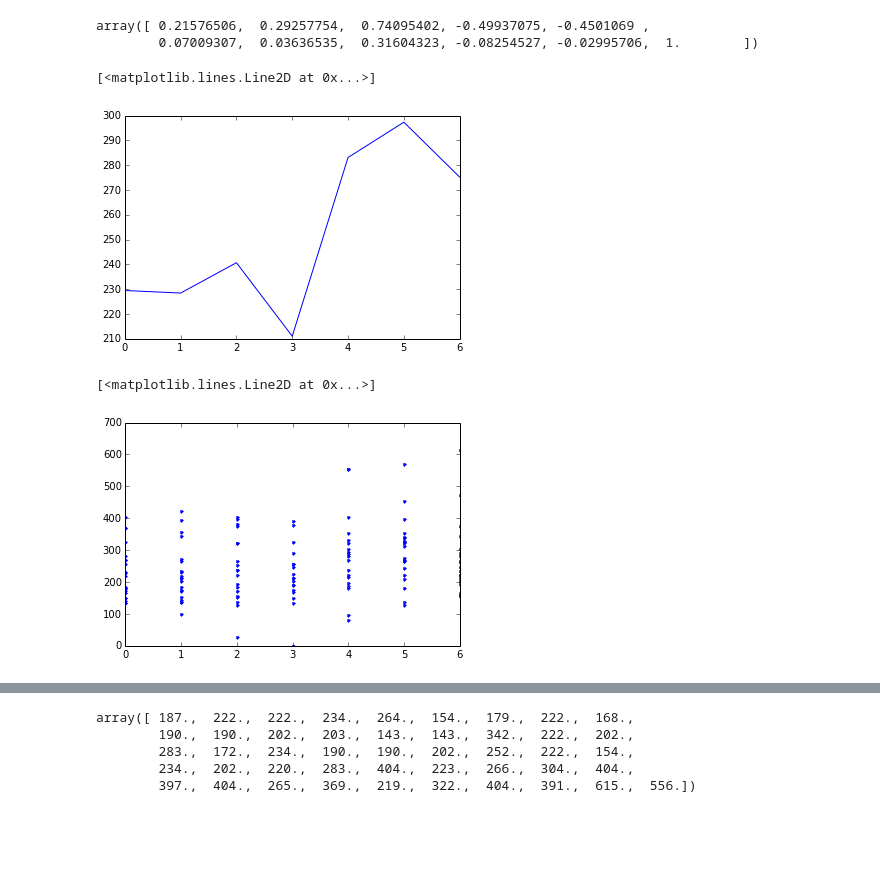
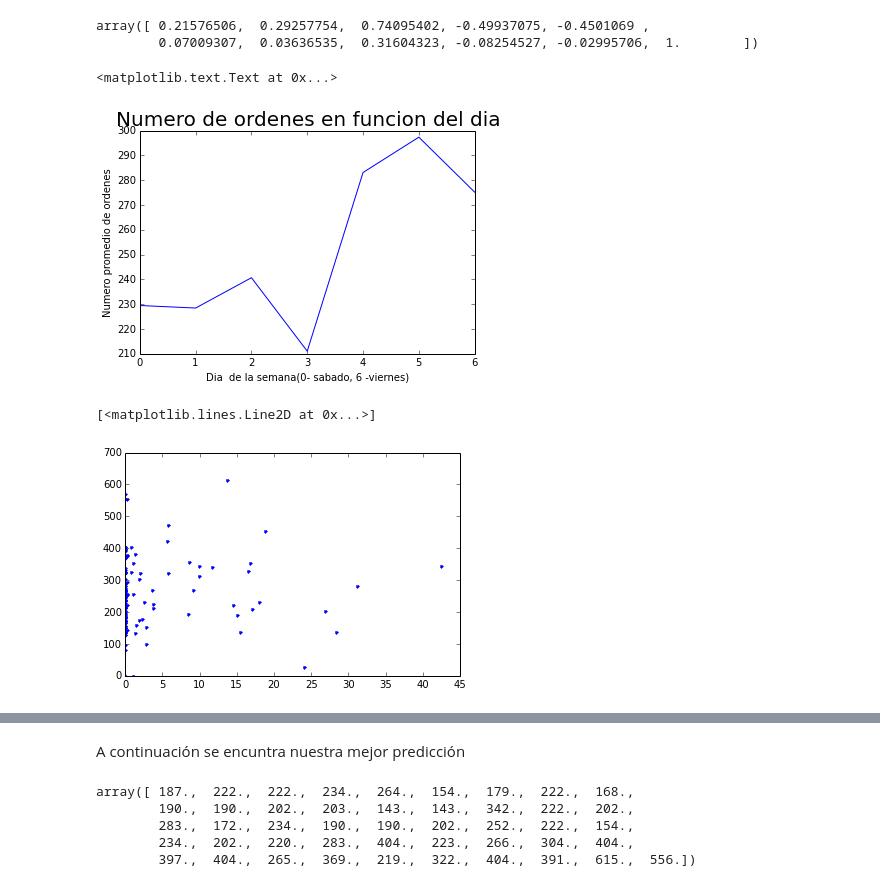
Before and after one commit to cifu9502/HW8_JesusCifuentes, a Jupyter notebook: MLearning.ipynb, the cells around one changed output, grey strips where cells are left out. Drawn from its saved outputs; the diff is of its cells as text; code cells hidden in the pictures; blank space fills up the shorter version.

```diff
--- a/MLearning.ipynb
+++ b/MLearning.ipynb
@@ -97,23 +132,33 @@ array([ 0.21576506,  0.29257754,  0.74095402, -0.49937075, -0.4501069 ,
 # %%
 #Se grafica el promedio de conteo_ordenes por cada día de la semana. De acuerdo a nuestra convención note que  el día que
 # hay mas conteos es el jueves y el que hay menos conteos es el martes
 w = dataTrain[:,-1]
 week = [0,1,2,3,4,5,6]
 datos = []
 seti = 0
 for days in week:
 
     datos.append(sum(w[dataTrain[:,seti] == days])/len(w[dataTrain[:,seti]== days]))
+
+
 plot(week, datos)
+ax = axes()
+#ax.set_xlabel("Número promedio de ordenes ",fontsize=10)
+#ax.set_ylabel("Día (0- sabado, 6 -viernes)",fontsize=10)
+ax.set_title("Numero de ordenes en funcion del dia", fontsize=20)
+
+
+ylabel('Numero promedio de ordenes ')
+xlabel('Dia  de la semana(0- sabado, 6 -viernes)')
 # %% [output]
-[<matplotlib.lines.Line2D at 0x...>]
+<matplotlib.text.Text at 0x...>
-[figure, old version]
+[figure, new version]
 # %%
 #Grafica conteos_ordenes en función de la fecha. Cambiando el 0 en el codigo se puede ver la dependencia de otras variables
-plot(dataTrain[:,0],dataTrain[:,-1],'.')
+plot(dataTrain[:,5],dataTrain[:,-1],'.')
 # %% [output]
 [<matplotlib.lines.Line2D at 0x...>]
-[figure, old version]
+[figure, new version]
 # %%
 #Ahora leemos el test_set, lo guardamos en dataTest
 s = 'test_set.csv'
@@ -165,6 +210,8 @@ for i in range(len(dataTest)):
 [   6.     1.    22.     0.    -8.3   13.7    1.     1.     0.     0.   615. ]
 [  6.    1.   22.   -8.9 -13.9   0.    0.    1.    0.    0. ]
 [   4.     1.    20.    -7.8  -16.7    0.     0.     0.     0.     0.   556. ]
+# %% [markdown]
+A continuación se encuntra nuestra mejor predicción
 # %%
 #NumOrdTest será entonces nuestra mejor aproximoximación
 numOrdTest = dataTrain[mins,-1]
```
Also changed, not shown: parts of 2 cells of this notebook.
